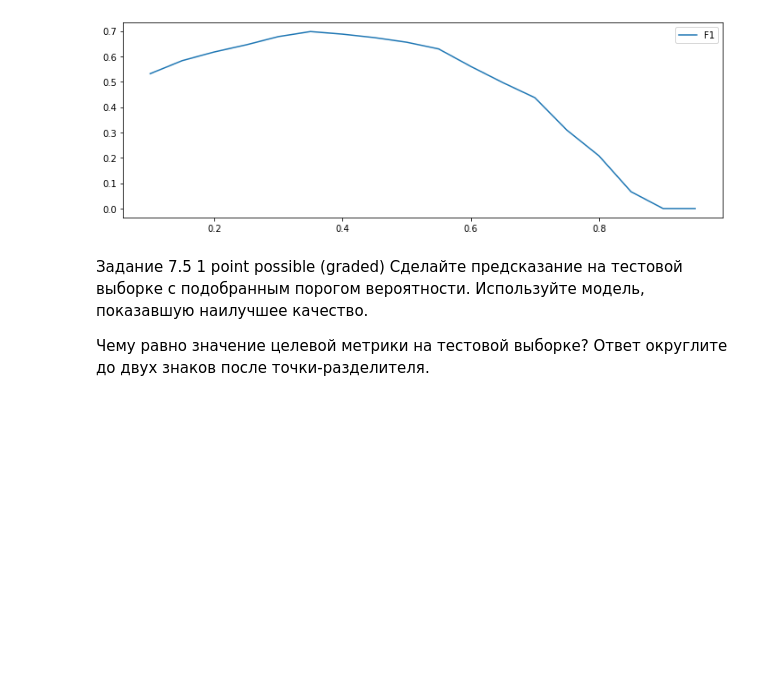
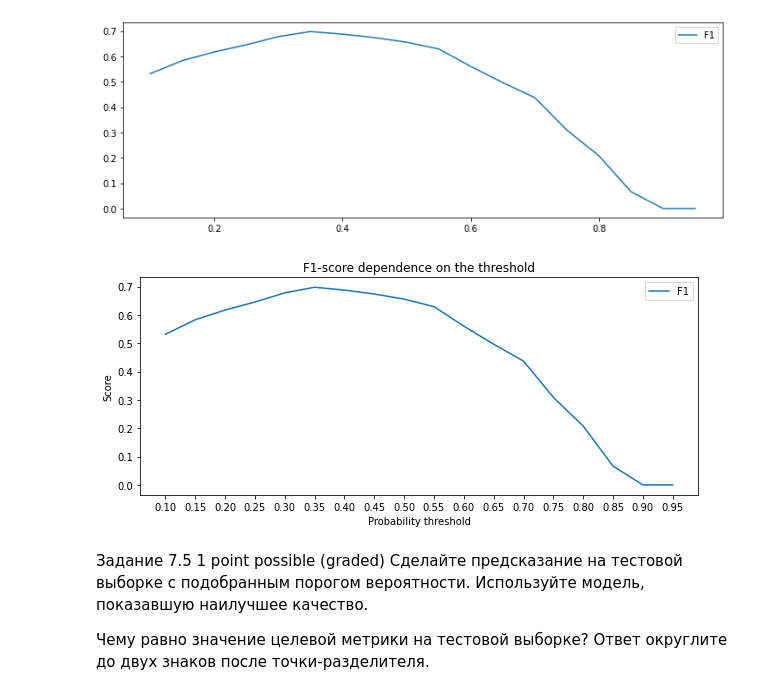
Before and after one commit to DarthSirius/Lessons, a Jupyter notebook: SkillFactory/ML/ML_3.ipynb, the cells around one changed output. Drawn from its saved outputs; the diff is of its cells as text; code cells hidden in the pictures; blank space fills up the shorter version.

```diff
--- a/SkillFactory/ML/ML_3.ipynb
+++ b/SkillFactory/ML/ML_3.ipynb
@@ -873,6 +873,16 @@ ax.legend()
 # %% [output]
 <matplotlib.legend.Legend at 0x...>
 [figure]
+# %%
+fig, ax = plt.subplots(figsize=(10, 4))
+ax.plot(thresholds, f1_scores, label='F1')
+ax.set_title('F1-score dependence on the threshold')
+ax.set_xticks(thresholds)
+ax.set_xlabel('Probability threshold')
+ax.set_ylabel('Score')
+ax.legend();
+# %% [output]
+[figure, added]
 # %% [markdown]
 Задание 7.5
 1 point possible (graded)
```
Also changed, not shown: parts of 1 cell of this notebook, 3 other files.
